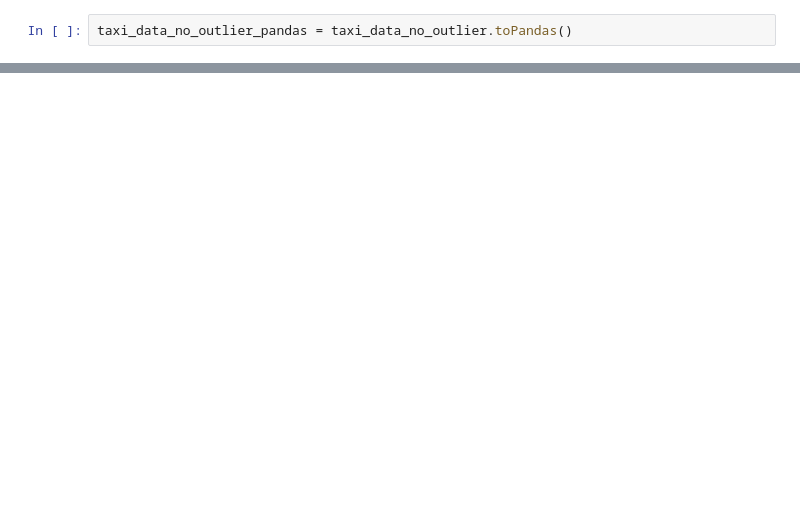
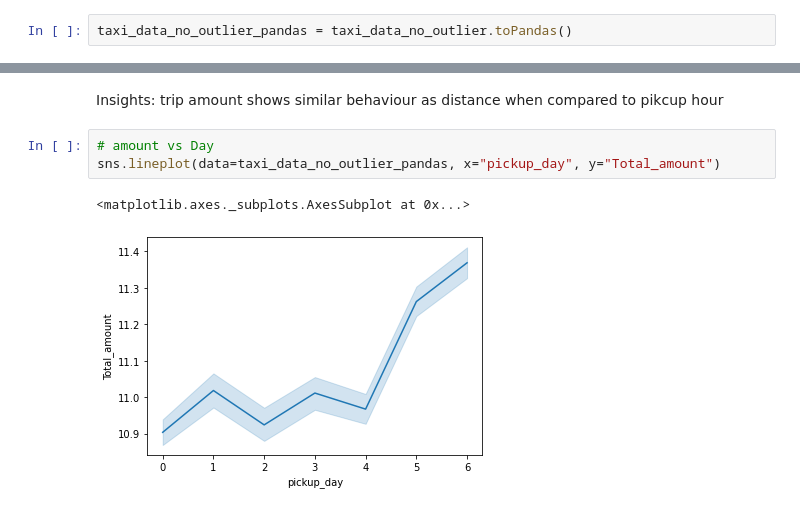
Before and after one commit to Rishabhjuneja/NYC-Taxi, a Jupyter notebook: exploartion_pyspark.ipynb, the cells around one changed output, grey strips where cells are left out. Saved outputs shown, nothing was run; the diff lists cells and outputs as text; blank space fills up the shorter version.

```diff
--- a/exploartion_pyspark.ipynb
+++ b/exploartion_pyspark.ipynb
@@ -345,0 +405,8 @@ AttributeError: ignored
+# %% [markdown]
+Insights: trip amount shows similar behaviour as distance when compared to pikcup hour
+# %%
+# amount vs Day
+sns.lineplot(data=taxi_data_no_outlier_pandas, x="pickup_day", y="Total_amount")
+# %% [output]
+<matplotlib.axes._subplots.AxesSubplot at 0x...>
+[figure, added]
```
Also changed, not shown: parts of 23 cells of this notebook.
